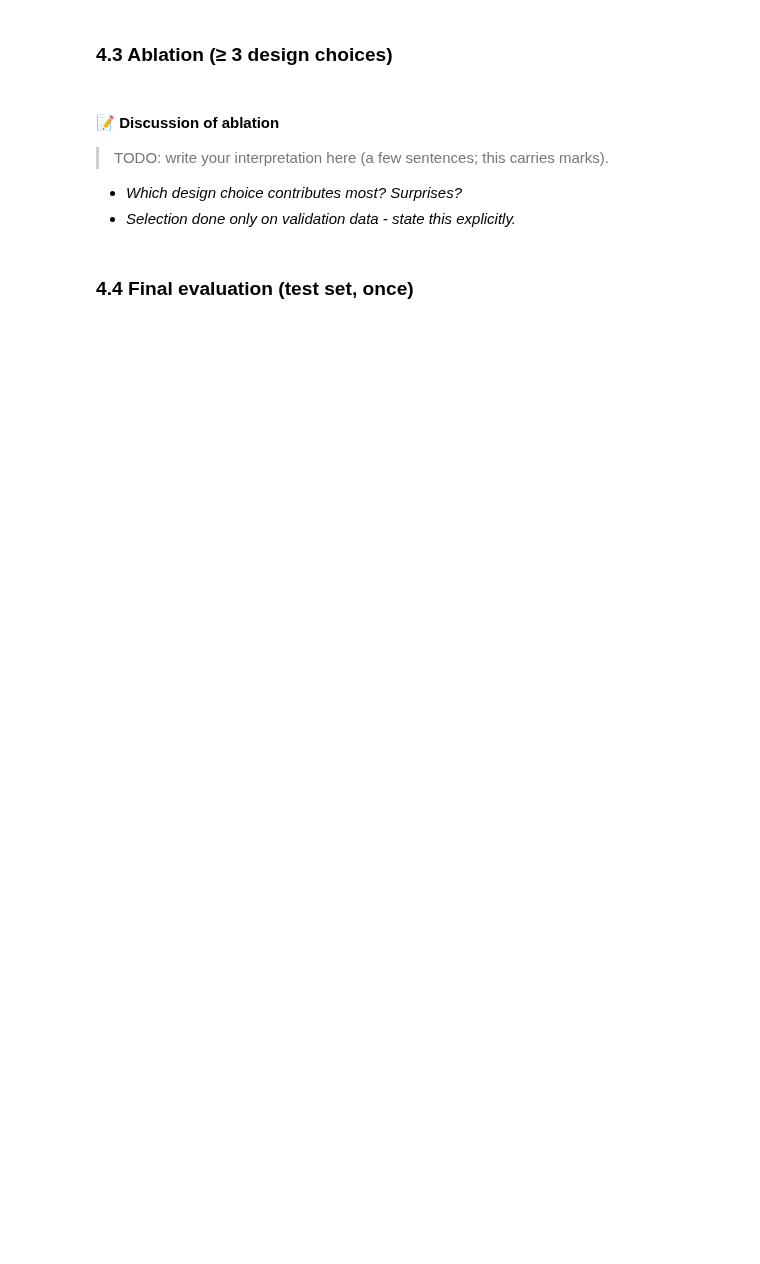
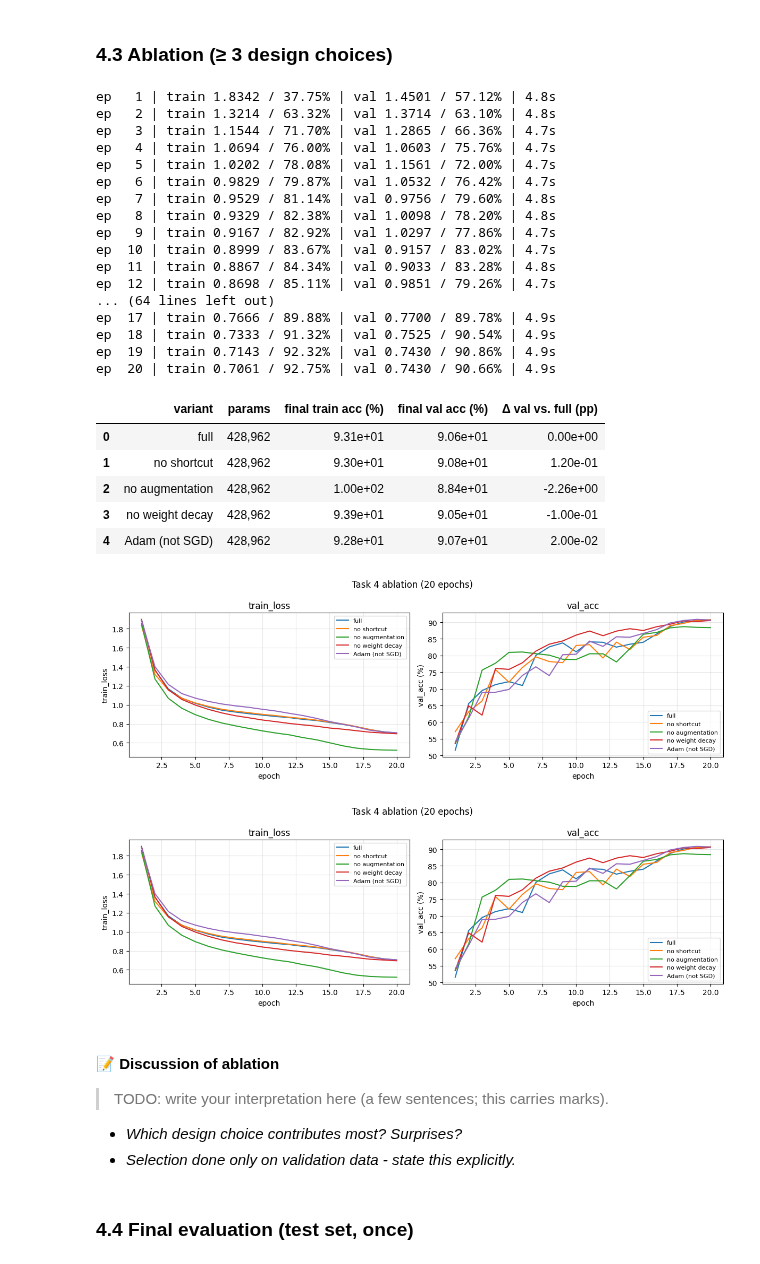
Before and after one commit to Sulojan2027/Vision_Coursework, a Jupyter notebook: Sem07_Deep_Learning_for_Vision/Assignment_2/assignment_2_cnn.ipynb, the cells around one changed output. Cells and saved outputs as stored; diff of their text form; code cells hidden in the pictures; blank space fills up the shorter version.

Commit message:
feat: completed task 4

```diff
--- a/Sem07_Deep_Learning_for_Vision/Assignment_2/assignment_2_cnn.ipynb
+++ b/Sem07_Deep_Learning_for_Vision/Assignment_2/assignment_2_cnn.ipynb
@@ -1178,18 +1262,56 @@ class BestNet(nn.Module):
 # %% [markdown]
 ### 4.3 Ablation (≥ 3 design choices)
 # %%
-# Change ONE thing at a time vs. the full model (same seed, same epochs):
-# 1. ABLATIONS = {
-#        "full":            dict(),
-#        "no shortcut":     dict(model_kwargs={"use_shortcut": False}),
-#        "no augmentation": dict(aug=None),
-#        "no weight decay": dict(wd=0.0),
-#        "Adam instead of SGD": dict(opt_name="adam"),
-#    }   (>= 3 required; reuse full_hist for "full" instead of retraining)
-# 2. abl_hist = {}
-# 3. for name, kw in ABLATIONS.items(): model, abl_hist[name] = train_best(**kw)
-# 4. table: variant | #params | best val acc | final val acc | delta vs. full
-# 5. plot_history(abl_hist, keys=("train_loss", "val_acc"))
+# change ONE design choice at a time vs. the full model (same seed, same 20 epochs)
+ABLATIONS = {
+    "no shortcut":     dict(shortcut=False),
+    "no augmentation": dict(aug=None),
+    "no weight decay": dict(wd=0.0),
+    "Adam (not SGD)":  dict(optimizer="adam"),
+}
+for name, kw in ABLATIONS.items():
+    tag = "4_" + name.replace(" ", "_").replace("(", "").replace(")", "")
+    best_models[name], best_hist[name] = train_best(tag, **kw)
+
+full_val = best_hist["full"]["val_acc"][-1] * 100
+rows = []
+for name, h in best_hist.items():
+    rows.append({
+        "variant": name,
+        "params": f"{count_parameters(best_models[name]):,}",
+        "final train acc (%)": round(h["train_acc"][-1] * 100, 2),
+        "final val acc (%)": round(h["val_acc"][-1] * 100, 2),
+        "Δ val vs. full (pp)": round(h["val_acc"][-1] * 100 - full_val, 2),
+    })
+display(pd.DataFrame(rows))
+
+plot_history(best_hist, keys=("train_loss", "val_acc"), title="Task 4 ablation (20 epochs)")
+# %% [output]
+ep   1 | train 1.8342 / 37.75% | val 1.4501 / 57.12% | 4.8s
+ep   2 | train 1.3214 / 63.32% | val 1.3714 / 63.10% | 4.8s
+ep   3 | train 1.1544 / 71.70% | val 1.2865 / 66.36% | 4.7s
+ep   4 | train 1.0694 / 76.00% | val 1.0603 / 75.76% | 4.7s
+ep   5 | train 1.0202 / 78.08% | val 1.1561 / 72.00% | 4.7s
+ep   6 | train 0.9829 / 79.87% | val 1.0532 / 76.42% | 4.7s
+ep   7 | train 0.9529 / 81.14% | val 0.9756 / 79.60% | 4.8s
+ep   8 | train 0.9329 / 82.38% | val 1.0098 / 78.20% | 4.8s
+ep   9 | train 0.9167 / 82.92% | val 1.0297 / 77.86% | 4.7s
+ep  10 | train 0.8999 / 83.67% | val 0.9157 / 83.02% | 4.7s
+ep  11 | train 0.8867 / 84.34% | val 0.9033 / 83.28% | 4.8s
+ep  12 | train 0.8698 / 85.11% | val 0.9851 / 79.26% | 4.7s
+... (64 lines left out)
+ep  17 | train 0.7666 / 89.88% | val 0.7700 / 89.78% | 4.9s
+ep  18 | train 0.7333 / 91.32% | val 0.7525 / 90.54% | 4.9s
+ep  19 | train 0.7143 / 92.32% | val 0.7430 / 90.86% | 4.9s
+ep  20 | train 0.7061 / 92.75% | val 0.7430 / 90.66% | 4.9s
+|  | variant | params | final train acc (%) | final val acc (%) | Δ val vs. full (pp) |
+| 0 | full | 428,962 | 9.31e+01 | 9.06e+01 | 0.00e+00 |
+| 1 | no shortcut | 428,962 | 9.30e+01 | 9.08e+01 | 1.20e-01 |
+| 2 | no augmentation | 428,962 | 1.00e+02 | 8.84e+01 | -2.26e+00 |
+| 3 | no weight decay | 428,962 | 9.39e+01 | 9.05e+01 | -1.00e-01 |
+| 4 | Adam (not SGD) | 428,962 | 9.28e+01 | 9.07e+01 | 2.00e-02 |
+[figure, added]
+[figure, added]
 # %% [markdown]
 #### 📝 Discussion of ablation
 
```
Also changed, not shown: parts of 12 cells of this notebook.
